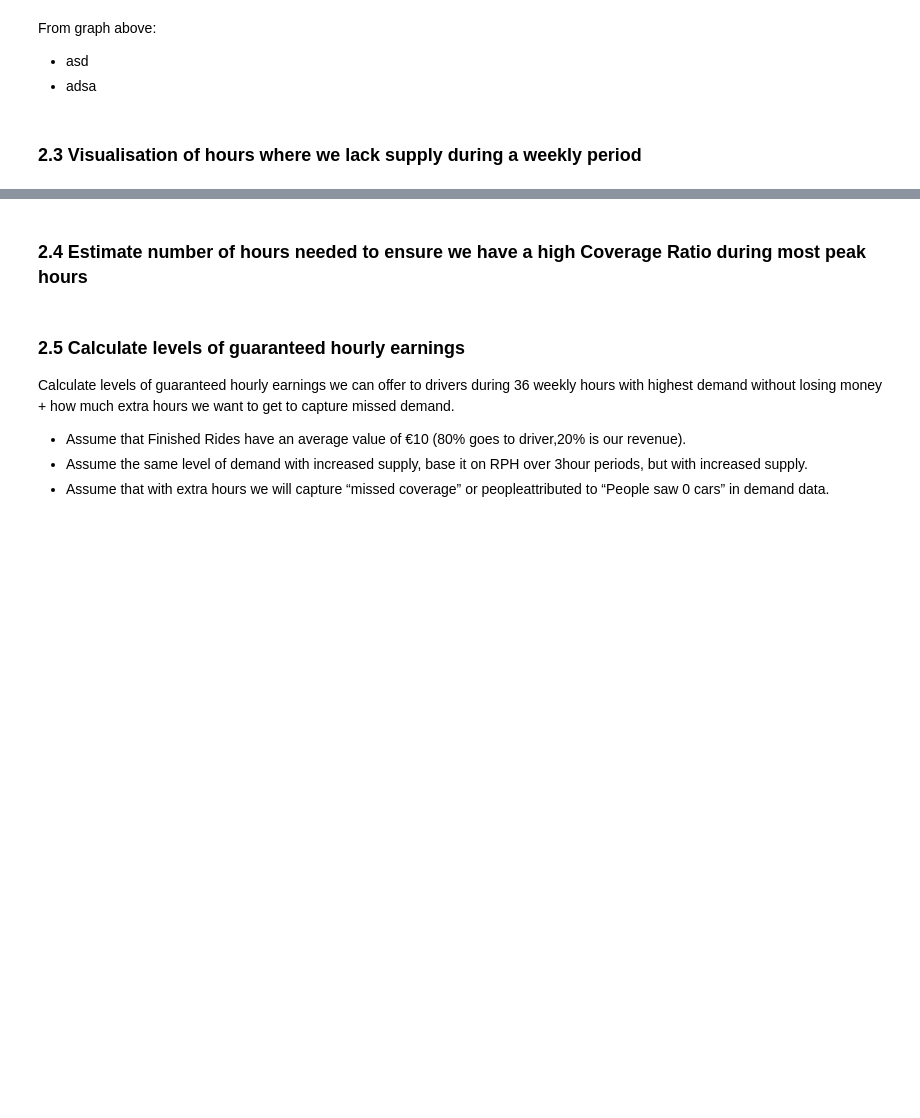
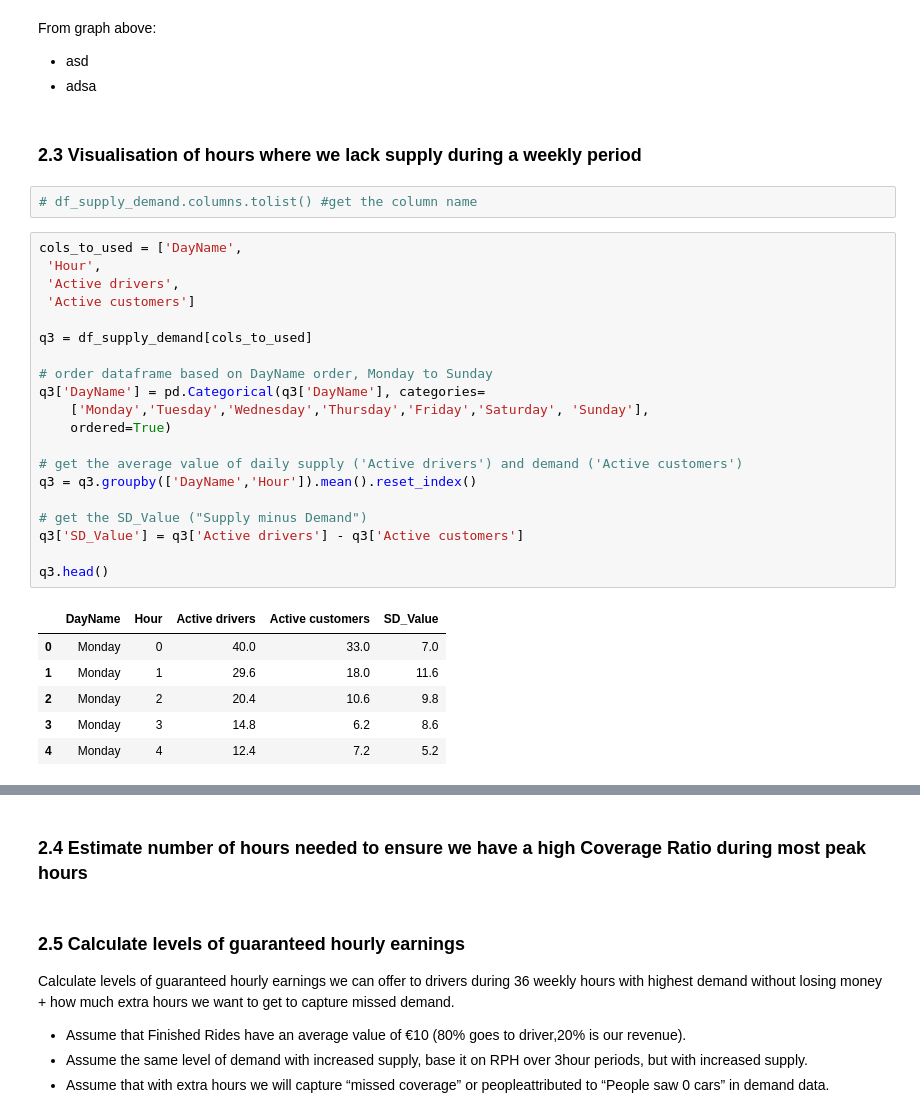
Before and after one commit to enliktjioe/PythonProjects, a Jupyter notebook: Bolt_DA_Test/Supply_and_Demand.ipynb, the cells around one changed output, grey strips where cells are left out. Cells and saved outputs as stored; diff of their text form; blank space fills up the shorter version.

```diff
--- a/Bolt_DA_Test/Supply_and_Demand.ipynb
+++ b/Bolt_DA_Test/Supply_and_Demand.ipynb
@@ -129,3 +159,32 @@ From graph above:
 - adsa
 # %% [markdown]
 ### 2.3 Visualisation of hours where we lack supply during a weekly period
+# %%
+# df_supply_demand.columns.tolist() #get the column name
+# %%
+cols_to_used = ['DayName',
+ 'Hour',
+ 'Active drivers',
+ 'Active customers']
+
+q3 = df_supply_demand[cols_to_used]
+
+# order dataframe based on DayName order, Monday to Sunday
+q3['DayName'] = pd.Categorical(q3['DayName'], categories=
+    ['Monday','Tuesday','Wednesday','Thursday','Friday','Saturday', 'Sunday'],
+    ordered=True)
+
+# get the average value of daily supply ('Active drivers') and demand ('Active customers')
+q3 = q3.groupby(['DayName','Hour']).mean().reset_index()
+
+# get the SD_Value ("Supply minus Demand")
+q3['SD_Value'] = q3['Active drivers'] - q3['Active customers']
+
+q3.head()
+# %% [output]
+|  | DayName | Hour | Active drivers | Active customers | SD_Value |
+| 0 | Monday | 0 | 40.0 | 33.0 | 7.0 |
+| 1 | Monday | 1 | 29.6 | 18.0 | 11.6 |
+| 2 | Monday | 2 | 20.4 | 10.6 | 9.8 |
+| 3 | Monday | 3 | 14.8 | 6.2 | 8.6 |
+| 4 | Monday | 4 | 12.4 | 7.2 | 5.2 |
```
Also changed, not shown: parts of 11 cells of this notebook.
